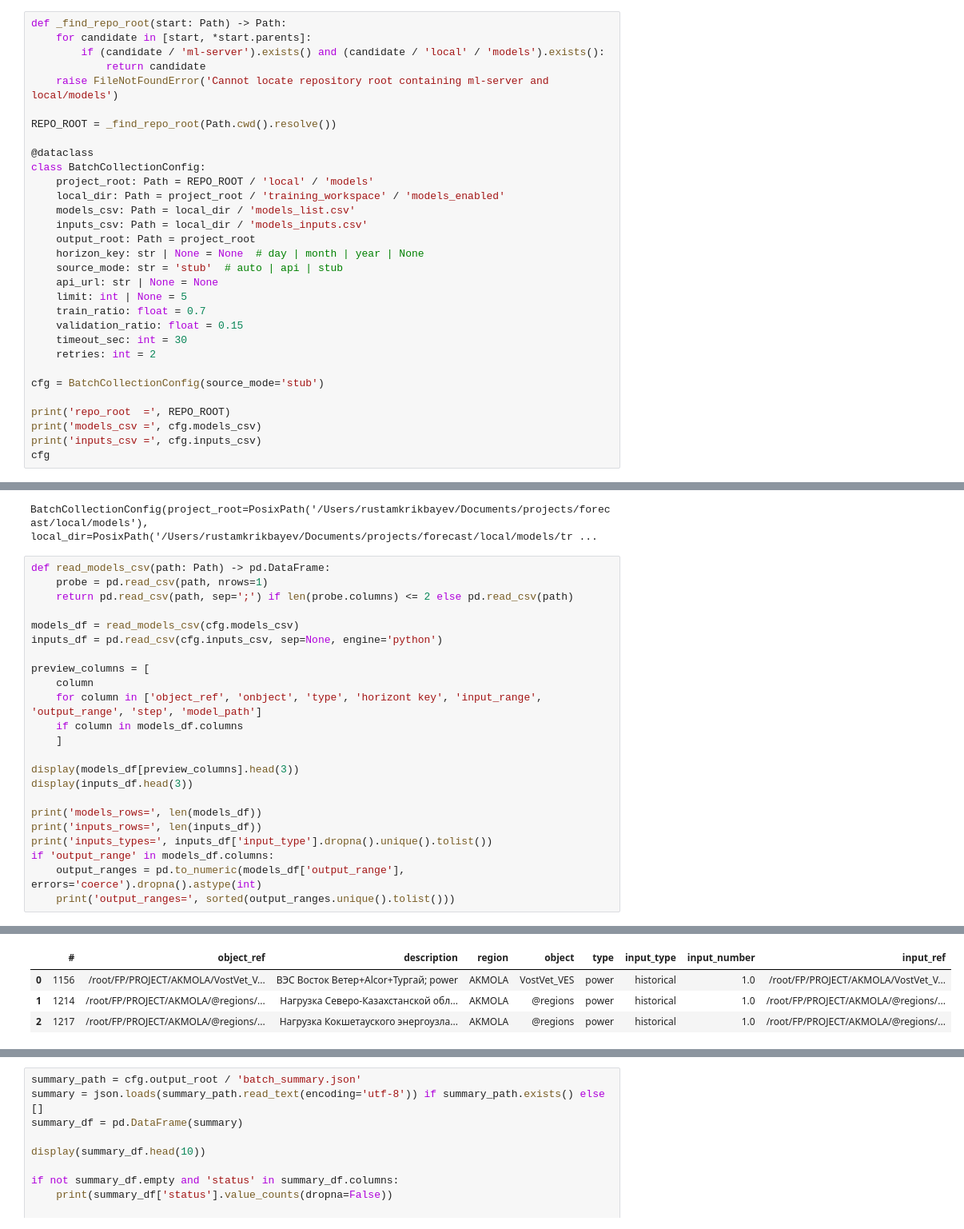
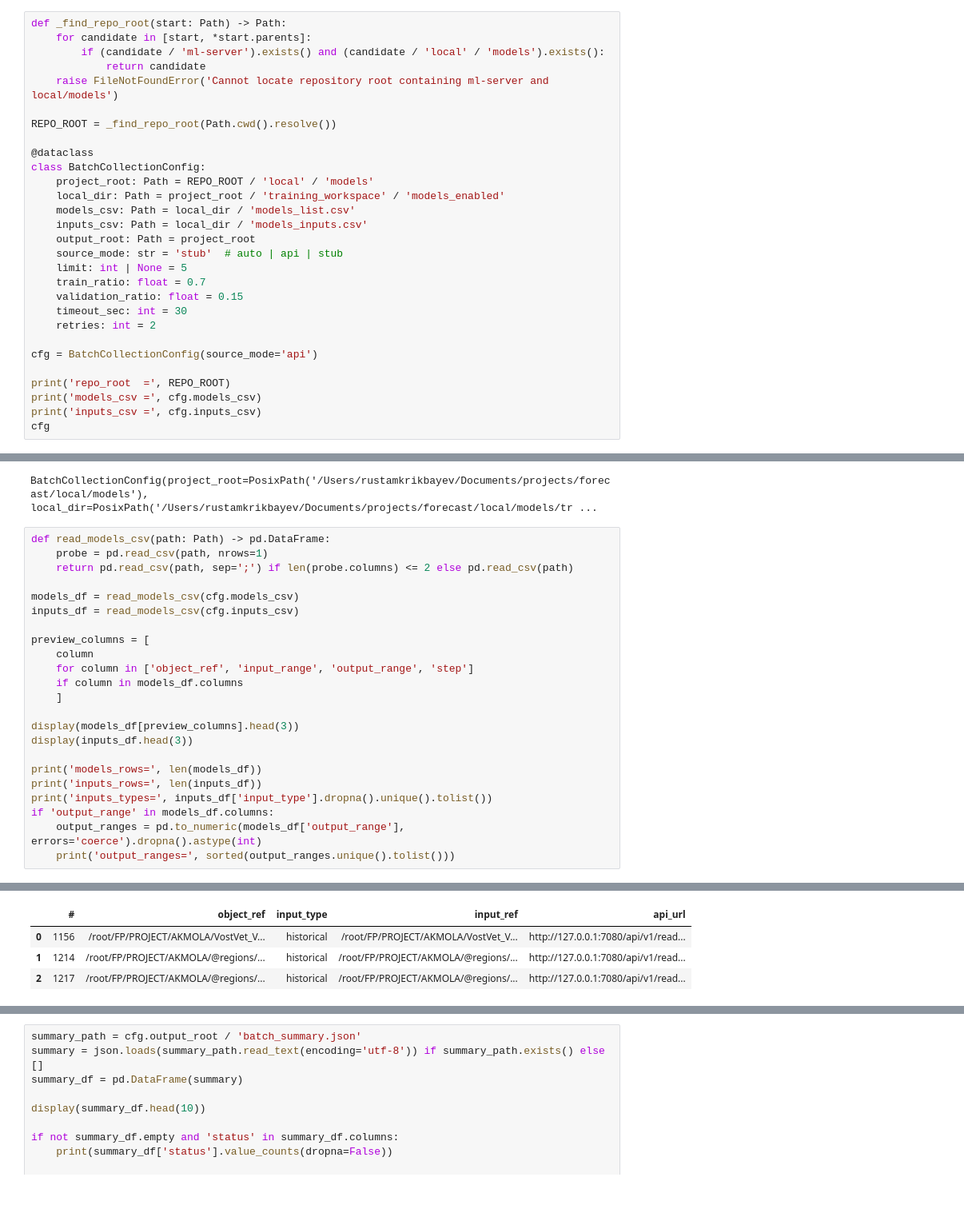
Before and after one commit to rkrikbaev/ml-server, a Jupyter notebook: procedures/training/MODEL_DATA_COLLECTION.ipynb, the cells around one changed output, grey strips where cells are left out. Shown at 80% size. Saved outputs shown, nothing was run; the diff lists cells and outputs as text; blank space fills up the shorter version.

```diff
--- a/procedures/training/MODEL_DATA_COLLECTION.ipynb
+++ b/procedures/training/MODEL_DATA_COLLECTION.ipynb
@@ -44,16 +44,14 @@ class BatchCollectionConfig:
     models_csv: Path = local_dir / 'models_list.csv'
     inputs_csv: Path = local_dir / 'models_inputs.csv'
     output_root: Path = project_root
-    horizon_key: str | None = None  # day | month | year | None
     source_mode: str = 'stub'  # auto | api | stub
-    api_url: str | None = None
     limit: int | None = 5
     train_ratio: float = 0.7
     validation_ratio: float = 0.15
     timeout_sec: int = 30
     retries: int = 2
 
-cfg = BatchCollectionConfig(source_mode='stub')
+cfg = BatchCollectionConfig(source_mode='api')
 
 print('repo_root  =', REPO_ROOT)
 print('models_csv =', cfg.models_csv)
@@ -70,11 +68,11 @@ def read_models_csv(path: Path) -> pd.DataFrame:
     return pd.read_csv(path, sep=';') if len(probe.columns) <= 2 else pd.read_csv(path)
 
 models_df = read_models_csv(cfg.models_csv)
-inputs_df = pd.read_csv(cfg.inputs_csv, sep=None, engine='python')
+inputs_df = read_models_csv(cfg.inputs_csv)
 
 preview_columns = [
     column
-    for column in ['object_ref', 'onbject', 'type', 'horizont key', 'input_range', 'output_range', 'step', 'model_path']
+    for column in ['object_ref', 'input_range', 'output_range', 'step']
     if column in models_df.columns
     ]
 
@@ -95,7 +93,7 @@ if 'output_range' in models_df.columns:
-|  | # | object_ref | description | region | object | type | input_type | input_number | input_ref |
-| 0 | 1156 | /root/FP/PROJECT/AKMOLA/VostVet_V... | ВЭС Восток Ветер+Alcor+Тургай; power | AKMOLA | VostVet_VES | power | historical | 1.0 | /root/FP/PROJECT/AKMOLA/VostVet_V... |
-| 1 | 1214 | /root/FP/PROJECT/AKMOLA/@regions/... | Нагрузка Северо-Казахстанской обл... | AKMOLA | @regions | power | historical | 1.0 | /root/FP/PROJECT/AKMOLA/@regions/... |
-| 2 | 1217 | /root/FP/PROJECT/AKMOLA/@regions/... | Нагрузка Кокшетауского энергоузла... | AKMOLA | @regions | power | historical | 1.0 | /root/FP/PROJECT/AKMOLA/@regions/... |
+|  | # | object_ref | input_type | input_ref | api_url |
+| 0 | 1156 | /root/FP/PROJECT/AKMOLA/VostVet_V... | historical | /root/FP/PROJECT/AKMOLA/VostVet_V... | http://127.0.0.1:7080/api/v1/read... |
+| 1 | 1214 | /root/FP/PROJECT/AKMOLA/@regions/... | historical | /root/FP/PROJECT/AKMOLA/@regions/... | http://127.0.0.1:7080/api/v1/read... |
+| 2 | 1217 | /root/FP/PROJECT/AKMOLA/@regions/... | historical | /root/FP/PROJECT/AKMOLA/@regions/... | http://127.0.0.1:7080/api/v1/read... |
 models_rows= 3
 inputs_rows= 3
 inputs_types= ['historical']
```
Also changed, not shown: parts of 3 cells of this notebook, 1 other file.
